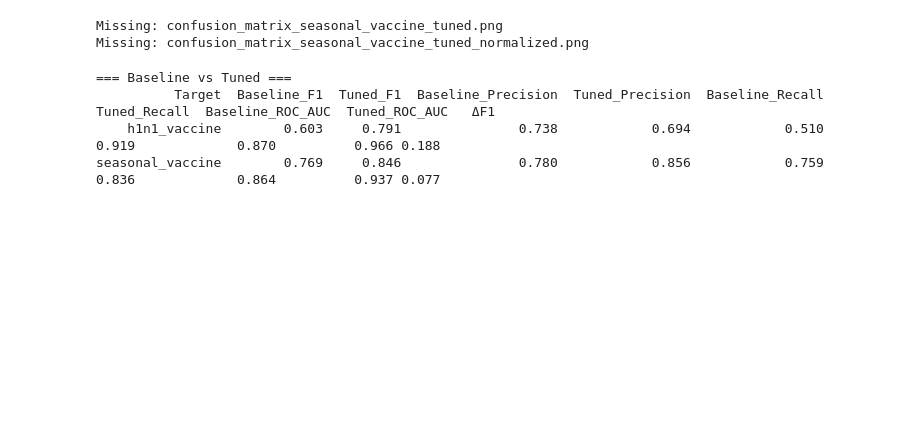
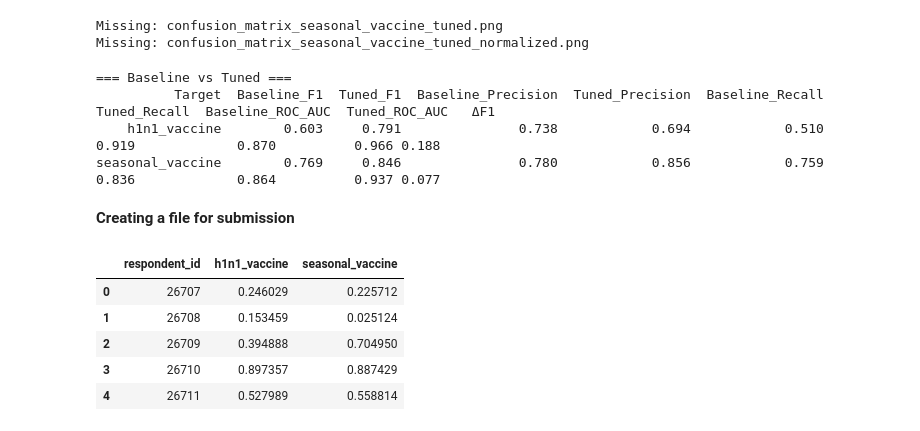
Before and after one commit to americano-diana/neuro_flushot, a Jupyter notebook: notebooks/sprint2_modeling_lgbm.ipynb, the cells around one changed output. Cells and saved outputs as stored; diff of their text form; code cells hidden in the pictures; blank space fills up the shorter version.

```diff
--- a/notebooks/sprint2_modeling_lgbm.ipynb
+++ b/notebooks/sprint2_modeling_lgbm.ipynb
@@ -132,3 +128,38 @@ print(df_compare.round(3).to_string(index=False))
           Target  Baseline_F1  Tuned_F1  Baseline_Precision  Tuned_Precision  Baseline_Recall  Tuned_Recall  Baseline_ROC_AUC  Tuned_ROC_AUC   ΔF1
     h1n1_vaccine        0.603     0.791               0.738            0.694            0.510         0.919             0.870          0.966 0.188
 seasonal_vaccine        0.769     0.846               0.780            0.856            0.759         0.836             0.864          0.937 0.077
+# %% [markdown]
+**Creating a file for submission**
+# %%
+from joblib import load
+import pandas as pd
+from pathlib import Path
+
+# Load models
+model_h1n1 = load("artifacts_lgbm/h1n1_vaccine_tuned_model.pkl")
+model_seas = load("artifacts_lgbm/seasonal_vaccine_tuned_model.pkl")
+
+# Load test data
+test_df = pd.read_csv("../data/processed/test_fe_full.csv")
+respondent_id = test_df["respondent_id"]
+X_test = test_df.drop(columns=["respondent_id", "Unnamed: 0"], errors="ignore")
+
+# Predict probabilities
+pred_h1n1 = model_h1n1.predict_proba(X_test)[:, 1]
+pred_seas = model_seas.predict_proba(X_test)[:, 1]
+
+submission = pd.DataFrame({
+    "respondent_id": respondent_id,
+    "h1n1_vaccine": pred_h1n1,
+    "seasonal_vaccine": pred_seas
+})
+
+submission.to_csv("../submission.csv", index=False)
+submission.head()
+# %% [output]
+|  | respondent_id | h1n1_vaccine | seasonal_vaccine |
+| 0 | 26707 | 0.246029 | 0.225712 |
+| 1 | 26708 | 0.153459 | 0.025124 |
+| 2 | 26709 | 0.394888 | 0.704950 |
+| 3 | 26710 | 0.897357 | 0.887429 |
+| 4 | 26711 | 0.527989 | 0.558814 |
```
Also changed, not shown: parts of 4 cells of this notebook, 14 other files.
